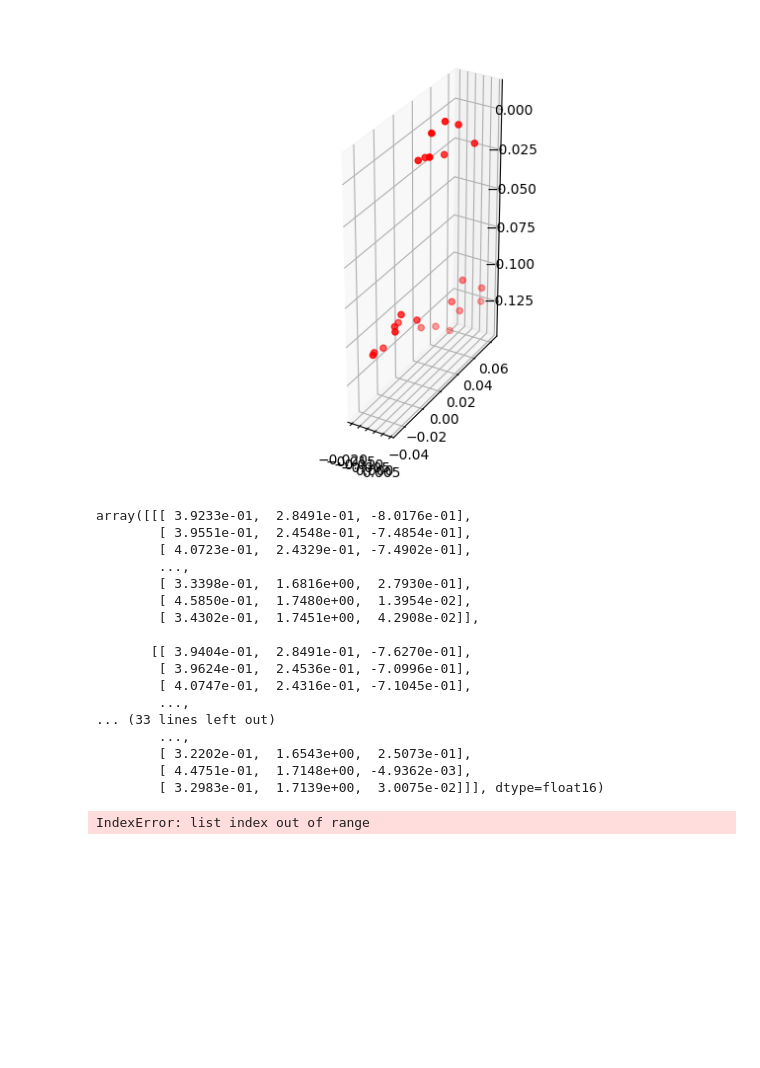
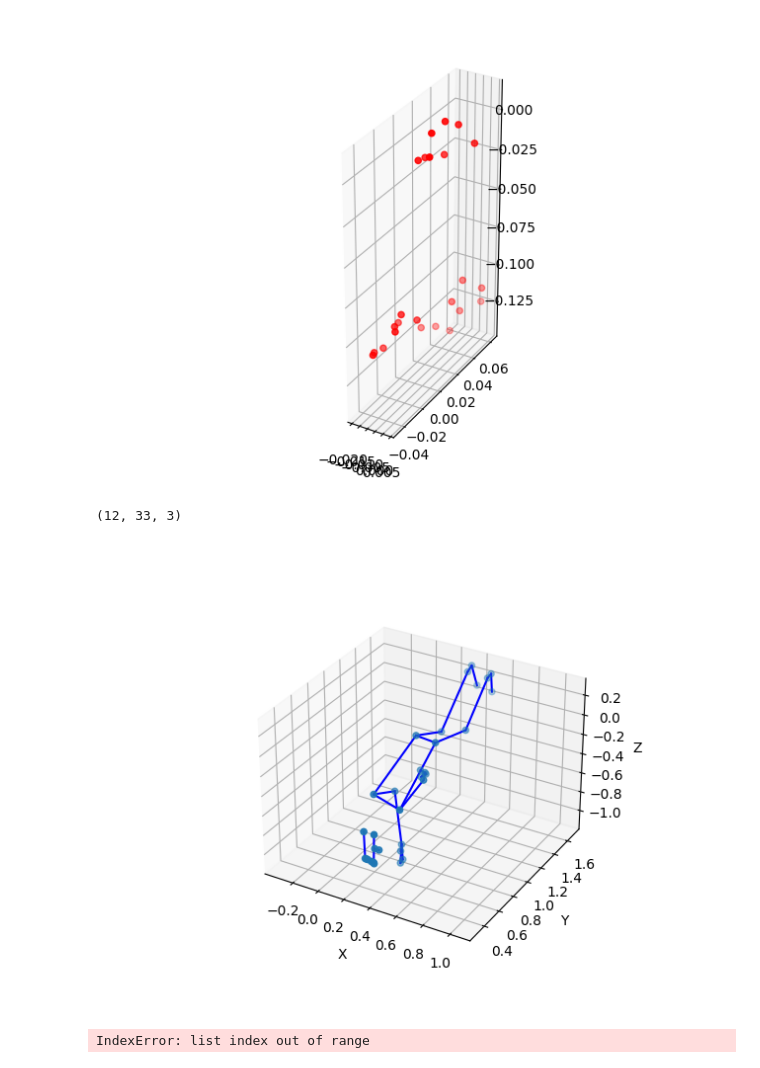
Before and after one commit to okason97/HandCraft, a Jupyter notebook: src/dataset_test.ipynb, the cells around one changed output. Cells and saved outputs as stored; diff of their text form; code cells hidden in the pictures; blank space fills up the shorter version.

Commit message:
added visualization for tyhe generated poses

```diff
--- a/src/dataset_test.ipynb
+++ b/src/dataset_test.ipynb
@@ -1485,25 +1678,54 @@ plt.show()
 import numpy as np
 import os
 pose_data = np.load(os.path.join(data_dir, 'poses', 'pose', 'CLSFBI0103A_S001_B_251203_251361.npy'))
-pose_data
+hand_data = np.load(os.path.join(data_dir, 'poses', 'right_hand', 'CLSFBI0103A_S001_B_251203_251361.npy'))
+face_data = np.load(os.path.join(data_dir, 'poses', 'face', 'CLSFBI0103A_S001_B_251203_251361.npy'))
+pose_data.shape
 # %% [output]
-array([[[ 3.9233e-01,  2.8491e-01, -8.0176e-01],
-        [ 3.9551e-01,  2.4548e-01, -7.4854e-01],
-        [ 4.0723e-01,  2.4329e-01, -7.4902e-01],
-        ...,
-        [ 3.3398e-01,  1.6816e+00,  2.7930e-01],
-        [ 4.5850e-01,  1.7480e+00,  1.3954e-02],
-        [ 3.4302e-01,  1.7451e+00,  4.2908e-02]],
-
-       [[ 3.9404e-01,  2.8491e-01, -7.6270e-01],
-        [ 3.9624e-01,  2.4536e-01, -7.0996e-01],
-        [ 4.0747e-01,  2.4316e-01, -7.1045e-01],
-        ...,
-... (33 lines left out)
-        ...,
-        [ 3.2202e-01,  1.6543e+00,  2.5073e-01],
-        [ 4.4751e-01,  1.7148e+00, -4.9362e-03],
-        [ 3.2983e-01,  1.7139e+00,  3.0075e-02]]], dtype=float16)
+(12, 33, 3)
+# %%
+import matplotlib.pyplot as plt
+from mpl_toolkits.mplot3d import Axes3D
+import numpy as np
+%matplotlib ipympl
+
+# MediaPipe pose landmarks connection (in their order)
+POSE_CONNECTIONS = [(0, 1), (1, 2), (2, 3), (3, 7), (0, 4), (4, 5), (5, 6), (6, 8), (9, 10), (11, 12), (11, 13), (13, 15), (15, 17), (11, 23), (12, 14), (14, 16), (15,19), (15,21), (16,22), (16,20), (20,18), (19,17), (16, 18), (12, 24), (23, 24), (23, 25), (25, 27), (27, 29), (29, 31), (24, 26), (26, 28), (28, 30), (30, 32)]
+HAND_CONNECTIONS = []
+
+def plot_keypoints(xyz_keypoints, connections):
+    fig = plt.figure()
+    ax = fig.add_subplot(111, projection='3d')
+
+    xs = xyz_keypoints[:, 0]
+    ys = xyz_keypoints[:, 1]
+    zs = xyz_keypoints[:, 2]
+
+    ax.scatter(xs, ys, zs)
+
+    for connection in connections:
+        start = connection[0]
+        end = connection[1]
+
+        ax.plot([xs[start], xs[end]], [ys[start], ys[end]], [zs[start], zs[end]], 'blue')
+
+    ax.set_xlabel('X')
+    ax.set_ylabel('Y')
+    ax.set_zlabel('Z')
+
+    # Set aspect ratio
+    max_range = np.array([xs.max()-xs.min(), ys.max()-ys.min(), zs.max()-zs.min()]).max() / 2.0
+    mid_x = (xs.max()+xs.min()) * 0.5
+    mid_y = (ys.max()+ys.min()) * 0.5
+    mid_z = (zs.max()+zs.min()) * 0.5
+    ax.set_xlim(mid_x - max_range, mid_x + max_range)
+    ax.set_ylim(mid_y - max_range, mid_y + max_range)
+    ax.set_zlim(mid_z - max_range, mid_z + max_range)
+
+    plt.show()
+plot_keypoints(pose_data[0,:], POSE_CONNECTIONS)
+# %% [output]
+[figure, added]
 # %%
 import numpy as np
 import matplotlib.pyplot as plt
```
Also changed, not shown: parts of 9 cells of this notebook, 15 other files.
